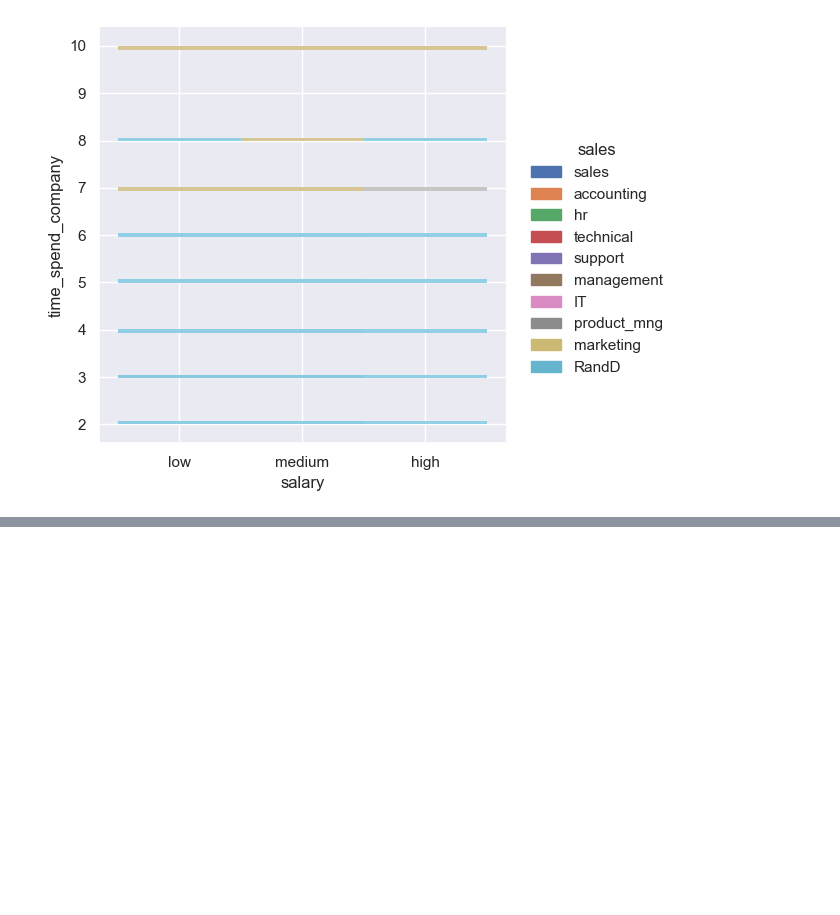
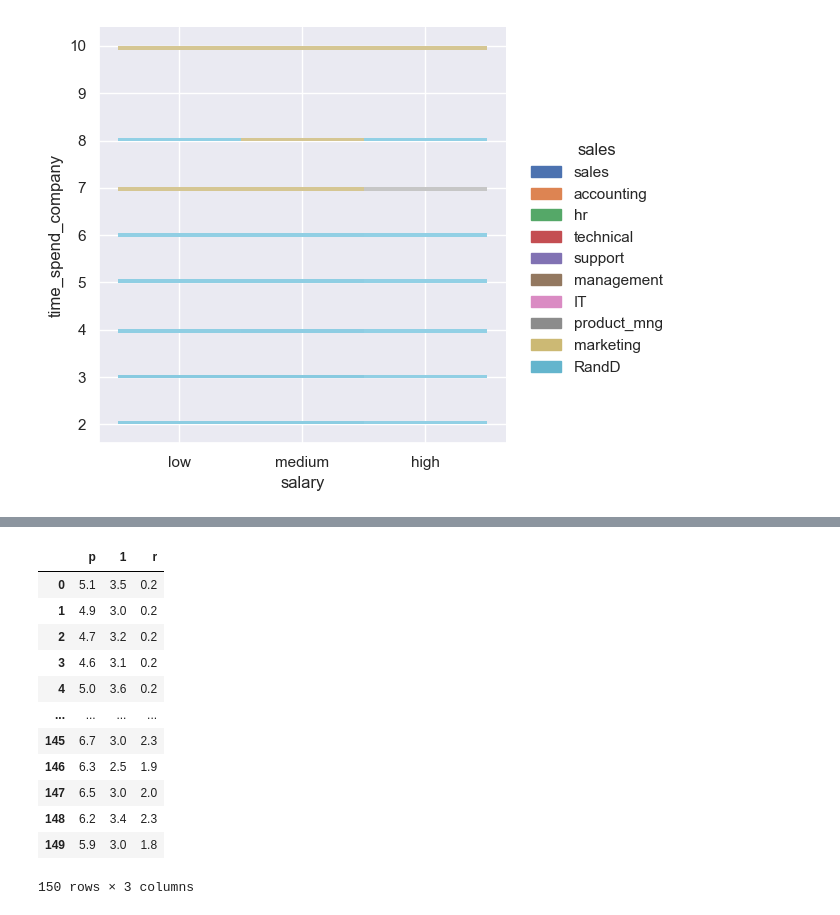
Before and after one commit to aminuddin1234/Artificial_inteligent_and_machine_learning_course, a Jupyter notebook: AI & ML courses/Day 9 - Practice Data Analysis/Mini Project on Data Analysis.ipynb, the cells around one changed output, grey strips where cells are left out. Saved outputs shown, nothing was run; the diff lists cells and outputs as text; code cells hidden in the pictures; blank space fills up the shorter version.

```diff
--- a/AI & ML courses/Day 9 - Practice Data Analysis/Mini Project on Data Analysis.ipynb
+++ b/AI & ML courses/Day 9 - Practice Data Analysis/Mini Project on Data Analysis.ipynb
@@ -217,0 +230,5 @@ management dept have more
+# %%
+#column 1    column 2    column 3
+import pandas as pd
+df = pd.read_csv('iris.csv')
+df.head()
@@ -217,0 +242,16 @@ management dept have more
+# %%
+df[['p','1','r']]
+# %% [output]
+|  | p | 1 | r |
+| 0 | 5.1 | 3.5 | 0.2 |
+| 1 | 4.9 | 3.0 | 0.2 |
+| 2 | 4.7 | 3.2 | 0.2 |
+| 3 | 4.6 | 3.1 | 0.2 |
+| 4 | 5.0 | 3.6 | 0.2 |
+| ... | ... | ... | ... |
+| 145 | 6.7 | 3.0 | 2.3 |
+| 146 | 6.3 | 2.5 | 1.9 |
+| 147 | 6.5 | 3.0 | 2.0 |
+| 148 | 6.2 | 3.4 | 2.3 |
+| 149 | 5.9 | 3.0 | 1.8 |
+150 rows × 3 columns
```
Also changed, not shown: parts of 11 cells of this notebook, 2 other files.
